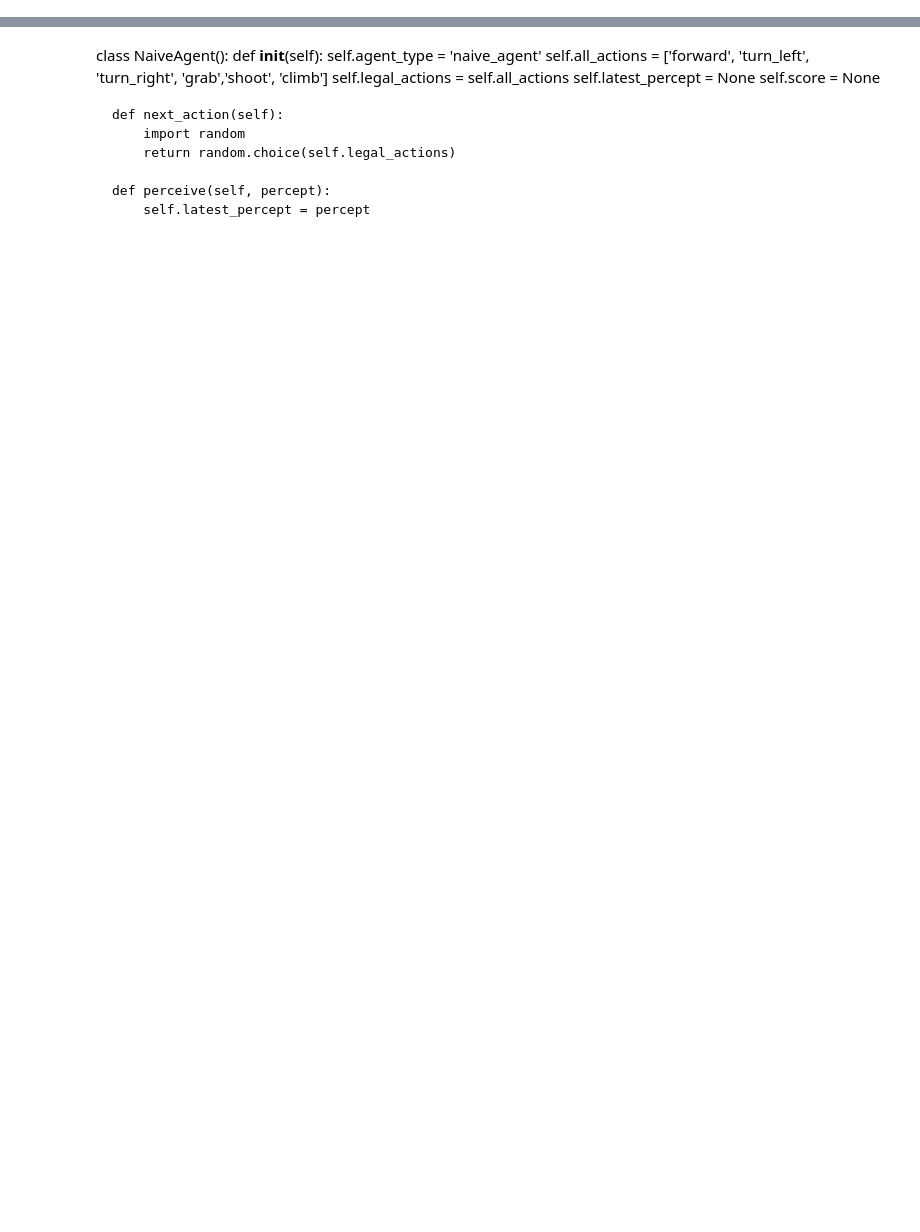
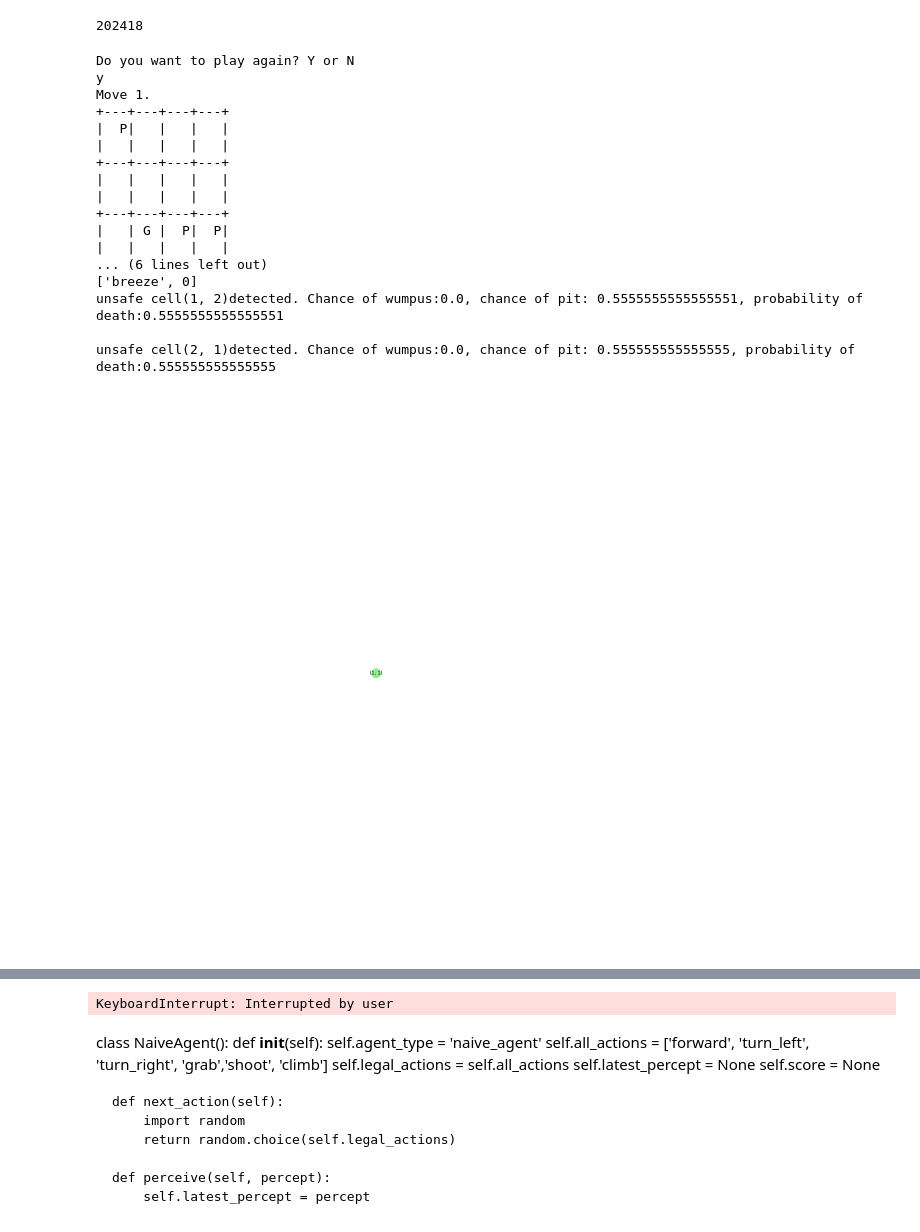
Before and after one commit to Juliana-Yakimchuk/WumpusWorld_ReinforcementLearning, a Jupyter notebook: Wumpus Environment.ipynb, the cells around one changed output, grey strips where cells are left out. Cells and saved outputs as stored; diff of their text form; code cells hidden in the pictures; blank space fills up the shorter version.

Commit message:
added probabilistic agent

```diff
--- a/Wumpus Environment.ipynb
+++ b/Wumpus Environment.ipynb
@@ -332,0 +522,4 @@ class WumpusEnvironment():
+# %%
+pit_model = BayesianNetwork('Pit Model')
+# %%
+pit_model.add_states(*pit_nodes,*breeze_nodes)
@@ -332,0 +541,5 @@ class WumpusEnvironment():
+# %%
+for breeze in breeze_nodes:
+    for pit in pit_nodes:
+        if breeze_adjacent(breeze,pit):
+            pit_model.add_edge(pit,breeze)
@@ -515,17 +930,21 @@ class BeelineAgent():
 # %%
 def game_engine(agent, env=WumpusEnvironment()):
     new_game = "Y"
+    num_games = 0
+    total_score = 0
+    avg_score = 0
     while new_game in["Y","y"]:
 
         #since agent is random, we need a condition to break the while loop:
         if agent.agent_type in ['naive_agent','beeline_agent']:
-            max_moves = 40
+            max_moves = 10
             i=1
 
             while not env.game_over  and i<=max_moves+1:
                 print(f"Move {i}.")
                 env.print_world()
                 current_percept = env.get_percepts_and_score()
+                print(current_percept)
                 agent.perceive(current_percept)
                 next_action=agent.next_action()
                 print(f"next action: {next_action}")
@@ -533,17 +952,34 @@ def game_engine(agent, env=WumpusEnvironment()):
                 i+=1
 
         else:
+            file = open('testing_results.txt','a')
+            file_input= f"Game # {num_games+1}:\n"
+            file.write(file_input)
+            file.close()
             while not env.game_over:
-                env.print_world()
+                #env.print_world()
                 current_percept = env.get_percepts_and_score()
                 agent.perceive(current_percept)
                 next_action=agent.next_action()
-                print(f"next action: {next_action}")
                 env.take_action(next_action)
 
-        new_game= input("Do you want to play again? Y or N\n")
+            total_score +=env.score
+            num_games+=1
+            avg_score = total_score/num_games
+
+        if num_games<=25:
+            new_game = "Y"
+        else:
+            new_game = "N"
+        #new_game= input("Do you want to play again? Y or N\n")
         if new_game in["Y","y"]:
             env=WumpusEnvironment()
             agent = agent.new_game(env.grid)
         else:
             print("Thank you for playing!")
+    file = open('testing_results.txt','a')
+    file_input=f"/ntotal score after 1000 games:{total_score}, average score per game:{avg_score}"
+    file.write(file_input) # Write some text
+    file.close()
+    return total_score
+    #print(f"total score after 1000 games:{total_score}, average score per game:{avg_score}")
@@ -569,0 +1000,26 @@ Final score: -1033
+# %%
+print(score_after_1000)
+# %% [output]
+202418
+# %%
+#To demonstrate that the agent tries to shoot the wumpus when appropriate:
+game_engine(ProbAgent(4))
+# %% [output]
+Do you want to play again? Y or N
+y
+Move 1.
++---+---+---+---+
+|  P|   |   |   |
+|   |   |   |   |
++---+---+---+---+
+|   |   |   |   |
+|   |   |   |   |
++---+---+---+---+
+|   | G |  P|  P|
+|   |   |   |   |
+... (6 lines left out)
+['breeze', 0]
+unsafe cell(1, 2)detected. Chance of wumpus:0.0, chance of pit: 0.5555555555555551, probability of death:0.5555555555555551
+
+unsafe cell(2, 1)detected. Chance of wumpus:0.0, chance of pit: 0.555555555555555, probability of death:0.555555555555555
+[figure, added]
@@ -570,3 +1097,4 @@ Final score: -1033
+KeyboardInterrupt: Interrupted by user
 # %% [markdown]
 class NaiveAgent():
     def __init__(self):
```
Also changed, not shown: parts of 33 cells of this notebook, 2 other files.
